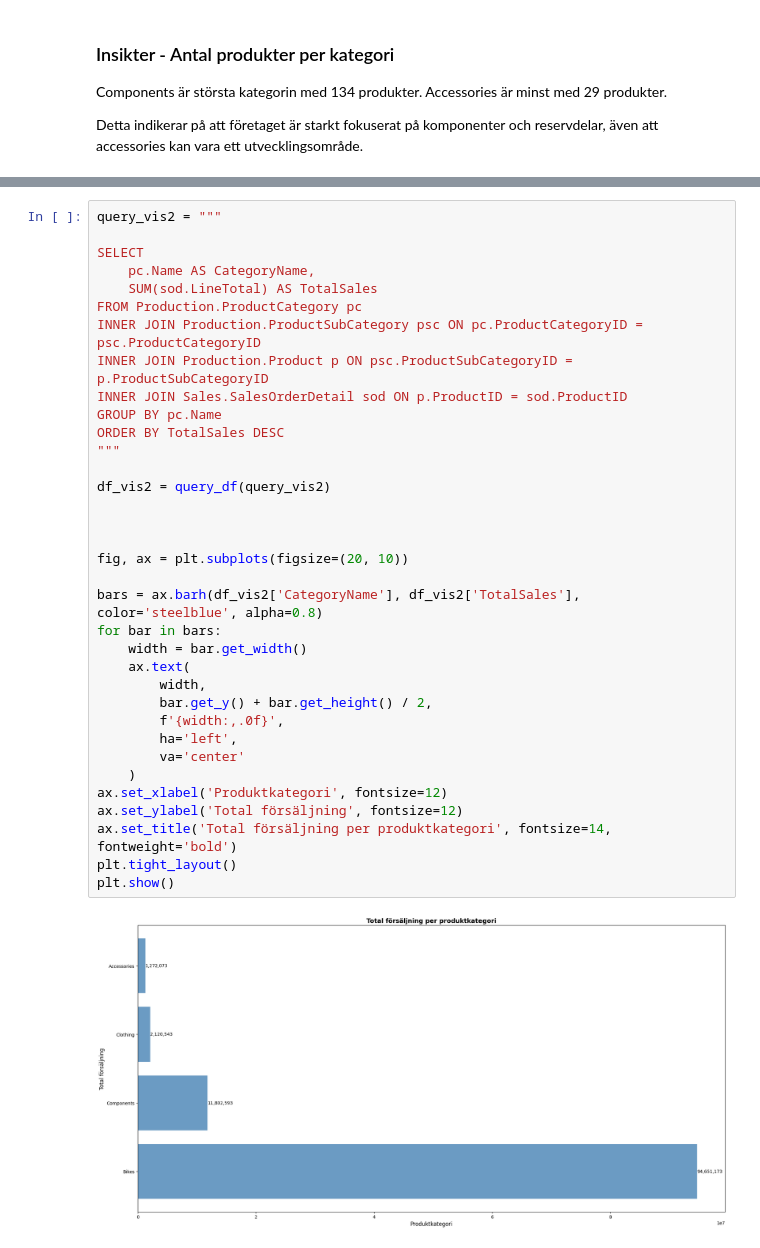
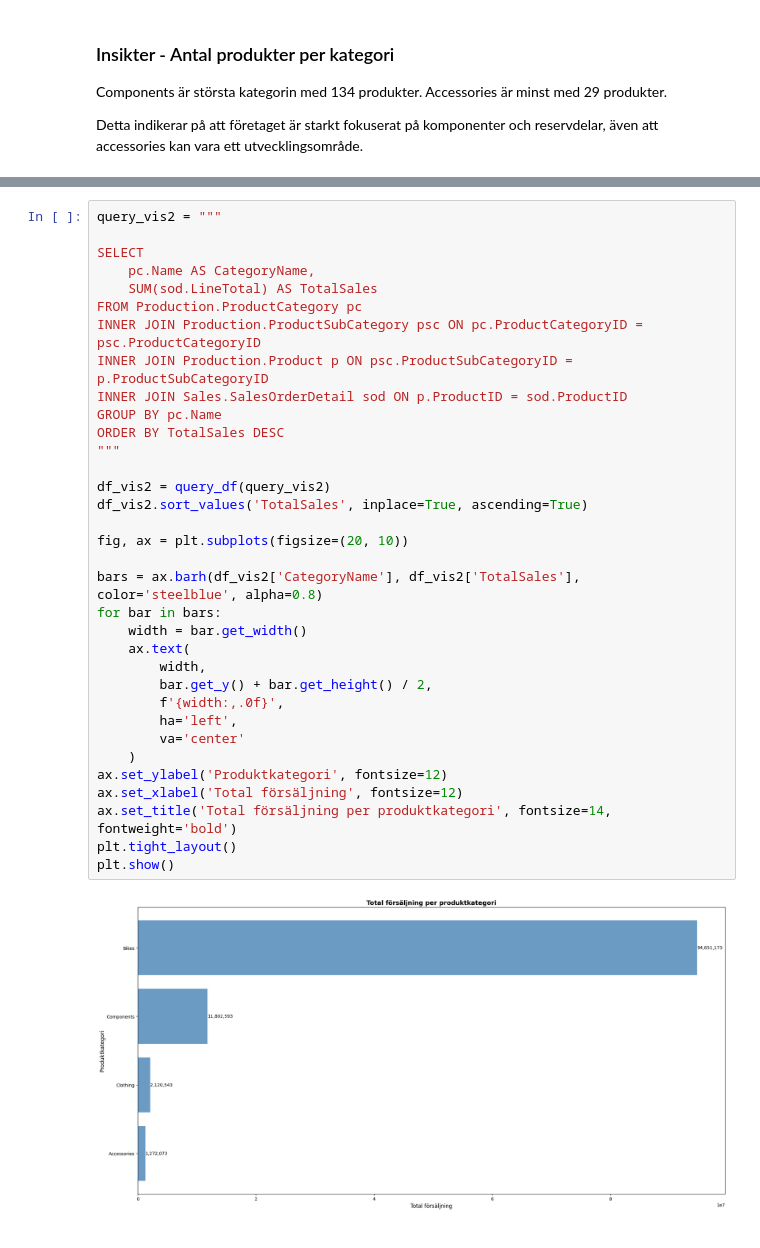
Before and after one commit to iidaclaesson/AdventureWorks2025-analys, a Jupyter notebook: notebooks/analys.ipynb, the cells around one changed output, grey strips where cells are left out. Drawn from its saved outputs; the diff is of its cells as text.

```diff
--- a/notebooks/analys.ipynb
+++ b/notebooks/analys.ipynb
@@ -113,35 +116,34 @@ query_vis2 = """
 
 SELECT
     pc.Name AS CategoryName,
     SUM(sod.LineTotal) AS TotalSales
 FROM Production.ProductCategory pc
 INNER JOIN Production.ProductSubCategory psc ON pc.ProductCategoryID = psc.ProductCategoryID
 INNER JOIN Production.Product p ON psc.ProductSubCategoryID = p.ProductSubCategoryID
 INNER JOIN Sales.SalesOrderDetail sod ON p.ProductID = sod.ProductID
 GROUP BY pc.Name
 ORDER BY TotalSales DESC
 """
 
 df_vis2 = query_df(query_vis2)
-
-
+df_vis2.sort_values('TotalSales', inplace=True, ascending=True)
 
 fig, ax = plt.subplots(figsize=(20, 10))
 
 bars = ax.barh(df_vis2['CategoryName'], df_vis2['TotalSales'], color='steelblue', alpha=0.8)
 for bar in bars:
     width = bar.get_width()
     ax.text(
         width,
         bar.get_y() + bar.get_height() / 2,
         f'{width:,.0f}',
         ha='left',
         va='center'
     )
-ax.set_xlabel('Produktkategori', fontsize=12)
-ax.set_ylabel('Total försäljning', fontsize=12)
+ax.set_ylabel('Produktkategori', fontsize=12)
+ax.set_xlabel('Total försäljning', fontsize=12)
 ax.set_title('Total försäljning per produktkategori', fontsize=14, fontweight='bold')
 plt.tight_layout()
 plt.show()
 # %% [output]
-[figure, old version]
+[figure, new version]
```
Also changed, not shown: parts of 2 cells of this notebook.
